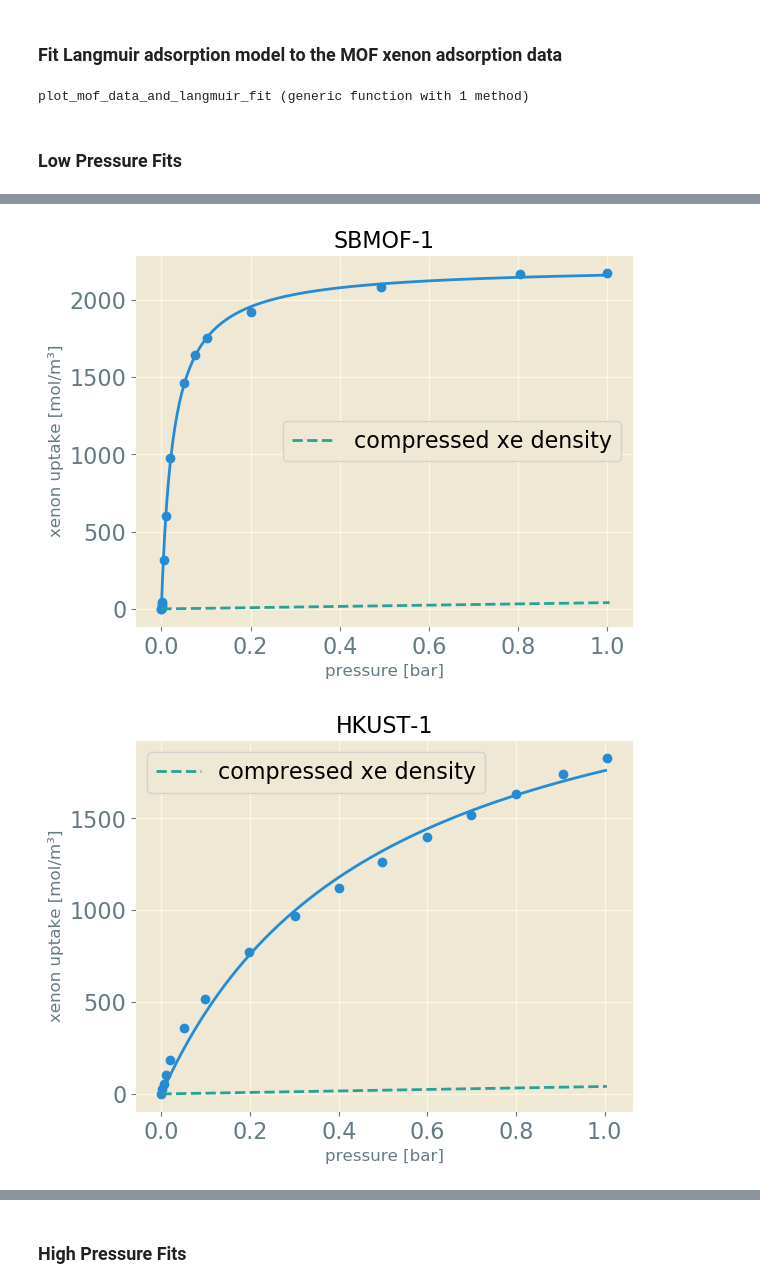
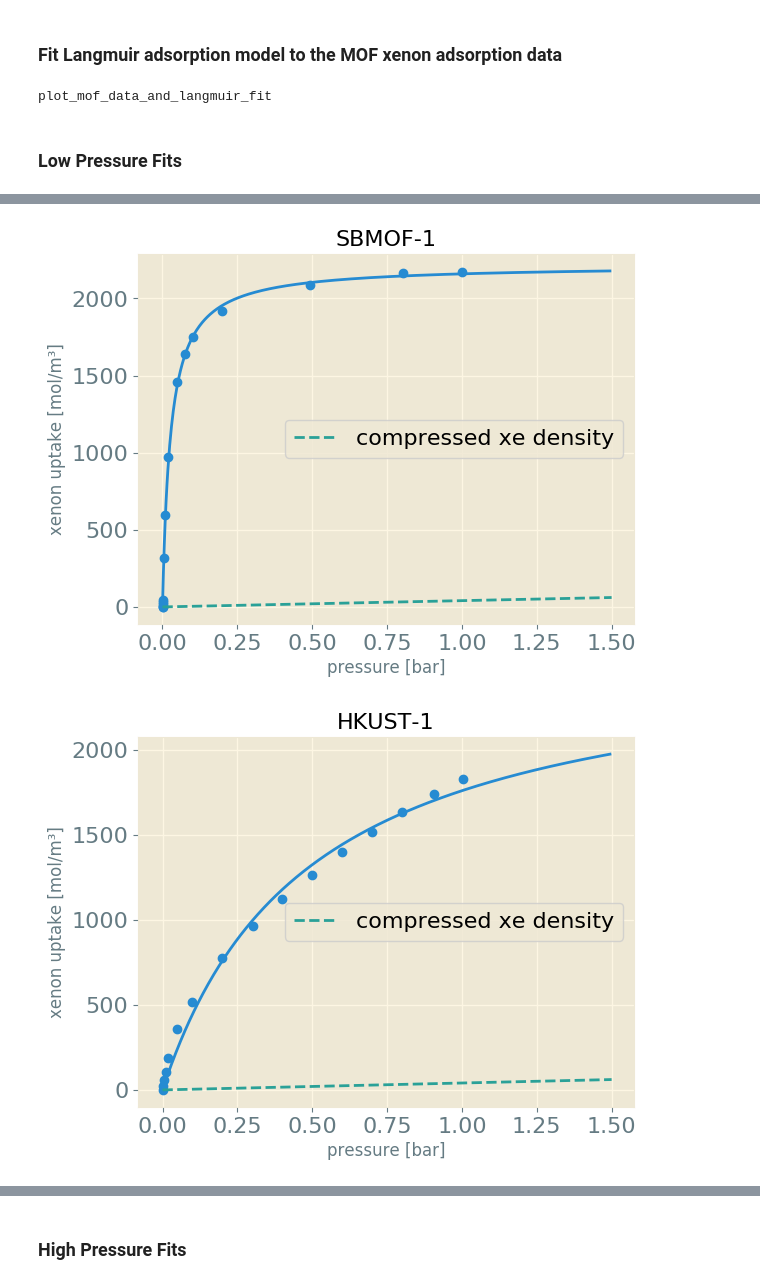
Before and after one commit to SimonEnsemble/PropellantStorage, a Jupyter notebook: Xe_Propellant_Storage.ipynb, the cells around one changed output, grey strips where cells are left out. Saved outputs shown, nothing was run; the diff lists cells and outputs as text; code cells hidden in the pictures.

```diff
--- a/Xe_Propellant_Storage.ipynb
+++ b/Xe_Propellant_Storage.ipynb
@@ -383,17 +384,18 @@ xe_isotherms["SBMOF-2"]
 # %% [markdown]
 ### Fit Langmuir adsorption model to the MOF xenon adsorption data
 # %%
-function plot_mof_data_and_langmuir_fit(df_xe::DataFrame, mof::String, max_pressure::Float64)
-#=
-    Paramters:
-    mof: a string that is the name of the material you are interested in plotting
+"""
+plot MOF data along with Langmuir fit and compare to bulk gas density
 
-    max_pressure: the upper bound of the pressures you want are interested in
+# Arguments
+* `df_xe::DataFrame` the dataframe corresponding to the set of bulk xenon data you
+    want to use in the plot containing the range of pressures (bar) and
+    associated densities (mol/m³)
+* `mof::String` a string that is the name of the material you are interested in plotting
+* `max_pressure::Float64` the upper bound of the pressures you want are interested in
 
-    df_xe: the dataframe corresponding to the set of xenon data you want to use in the plot
-           containing the range of pressures (bar) and associated densities (mol/m³)
-=#
-
+"""
+function plot_mof_data_and_langmuir_fit(mof::String, max_pressure::Float64)
     # fit Langmuir adsorption model
     params_langmuir = fit_adsorption_isotherm(copy(xe_isotherms[mof]), common_pressure_units,
         common_loading_units, :langmuir)
@@ -404,26 +406,32 @@ function plot_mof_data_and_langmuir_fit(df_xe::DataFrame, mof::String, max_press
     ylabel("xenon uptake [mol/m³]")
     title(mof)
     # expt'l data
-    scatter(xe_isotherms[mof][:, common_pressure_units], xe_isotherms[mof][:, common_loading_units])
+    scatter(xe_isotherms[mof][:, common_pressure_units],
+        xe_isotherms[mof][:, common_loading_units])
+
     # Langmuir fit
-#     p_plot = range(0.0, stop=max_pressure, length=500)
-    P = df_xe[:,Symbol("Pressure (bar)")]
-    density = df_xe[:,Symbol("Density (mol/m³)")]
-    go_up_to_id = findfirst(P .> max_pressure) + 1
-    p_plot = P[1:go_up_to_id]
+    p_plot = range(0.0, stop=max_pressure, length=500)
     ρ_langmuir = (params_langmuir["M"] .*  params_langmuir["K"] .* p_plot) ./ (1 .+ params_langmuir["K"] * p_plot)
     plot(p_plot, ρ_langmuir)
+
     # bulk gas density
+    if max_pressure < 1.5
+        plot(df_low_p_xe_data[:, Symbol("Pressure (bar)")], df_low_p_xe_data[:, Symbol("Density (mol/m³)")],
+            label="compressed xe density", linestyle="--")
+    else
+        gouptoid = findfirst(df_xe_data[:, Symbol("Pressure (bar)")] .> max_pressure)
+        plot(df_xe_data[1:gouptoid, Symbol("Pressure (bar)")], df_xe_data[1:gouptoid, Symbol("Density (mol/m³)")],
+            label="compressed xe density", linestyle="--")
+    end
 
-    plot(P[1:go_up_to_id], density[1:go_up_to_id],label="compressed xe density", linestyle="--")
     legend()
 end
 # %% [output]
-plot_mof_data_and_langmuir_fit (generic function with 1 method)
+plot_mof_data_and_langmuir_fit
 # %% [markdown]
 ### Low Pressure Fits
 # %%
 for mof in keys(xe_isotherms)
-    plot_mof_data_and_langmuir_fit(df_low_p_xe_data, mof, 1.0)
+    plot_mof_data_and_langmuir_fit(mof, 1.499)
 end
 # %% [output]
@@ -434,2 +442,2 @@ end
-[figure, old version]
+[figure, new version]
-[figure, old version]
+[figure, new version]
```
Also changed, not shown: parts of 16 cells of this notebook.
